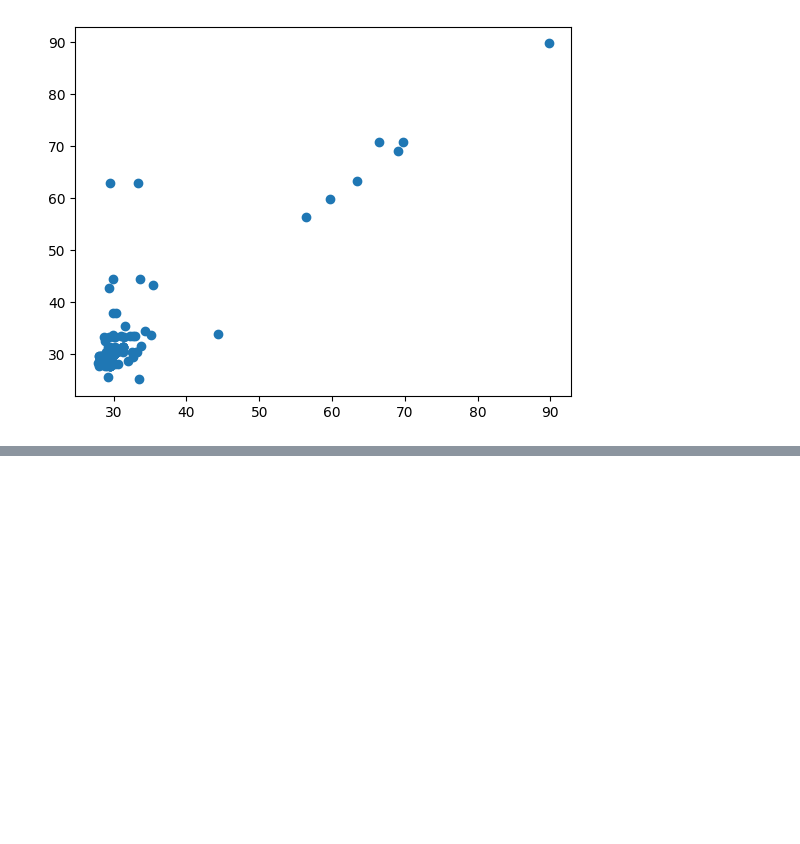
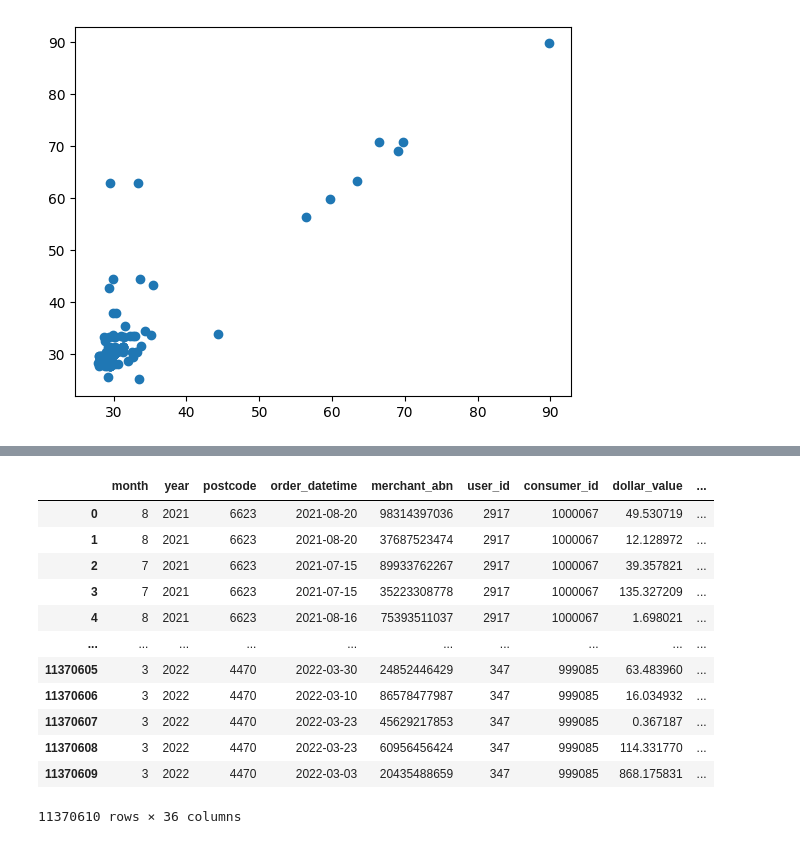
Before and after one commit to MAST30034-AppliedDataScience/project-2-group-buy-now-pay-later-industry-project-30, a Jupyter notebook: notebooks/alan_pipeline.ipynb, the cells around one changed output, grey strips where cells are left out. Drawn from its saved outputs; the diff is of its cells as text; code cells hidden in the pictures; blank space fills up the shorter version.

```diff
--- a/notebooks/alan_pipeline.ipynb
+++ b/notebooks/alan_pipeline.ipynb
@@ -535,0 +1008,19 @@ only showing top 20 rows
+# %%
+t = pd.read_parquet("../data/curated/transactions3.parquet")
+t.to_parquet('transactions.parquet')
+# %%
+t
+# %% [output]
+|  | month | year | postcode | order_datetime | merchant_abn | user_id | consumer_id | dollar_value | ... |
+| 0 | 8 | 2021 | 6623 | 2021-08-20 | 98314397036 | 2917 | 1000067 | 49.530719 | ... |
+| 1 | 8 | 2021 | 6623 | 2021-08-20 | 37687523474 | 2917 | 1000067 | 12.128972 | ... |
+| 2 | 7 | 2021 | 6623 | 2021-07-15 | 89933762267 | 2917 | 1000067 | 39.357821 | ... |
+| 3 | 7 | 2021 | 6623 | 2021-07-15 | 35223308778 | 2917 | 1000067 | 135.327209 | ... |
+| 4 | 8 | 2021 | 6623 | 2021-08-16 | 75393511037 | 2917 | 1000067 | 1.698021 | ... |
+| ... | ... | ... | ... | ... | ... | ... | ... | ... | ... |
+| 11370605 | 3 | 2022 | 4470 | 2022-03-30 | 24852446429 | 347 | 999085 | 63.483960 | ... |
+| 11370606 | 3 | 2022 | 4470 | 2022-03-10 | 86578477987 | 347 | 999085 | 16.034932 | ... |
+| 11370607 | 3 | 2022 | 4470 | 2022-03-23 | 45629217853 | 347 | 999085 | 0.367187 | ... |
+| 11370608 | 3 | 2022 | 4470 | 2022-03-23 | 60956456424 | 347 | 999085 | 114.331770 | ... |
+| 11370609 | 3 | 2022 | 4470 | 2022-03-03 | 20435488659 | 347 | 999085 | 868.175831 | ... |
+11370610 rows × 36 columns
```
Also changed, not shown: parts of 16 cells of this notebook.
